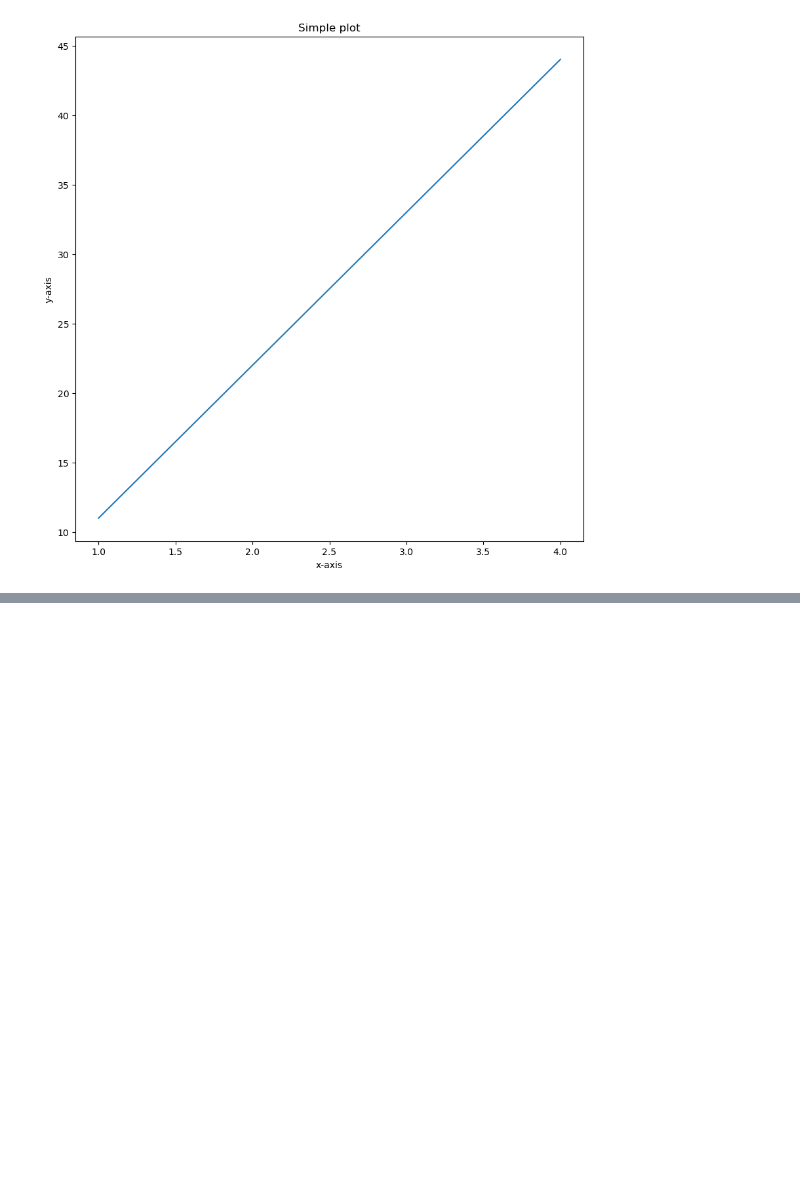
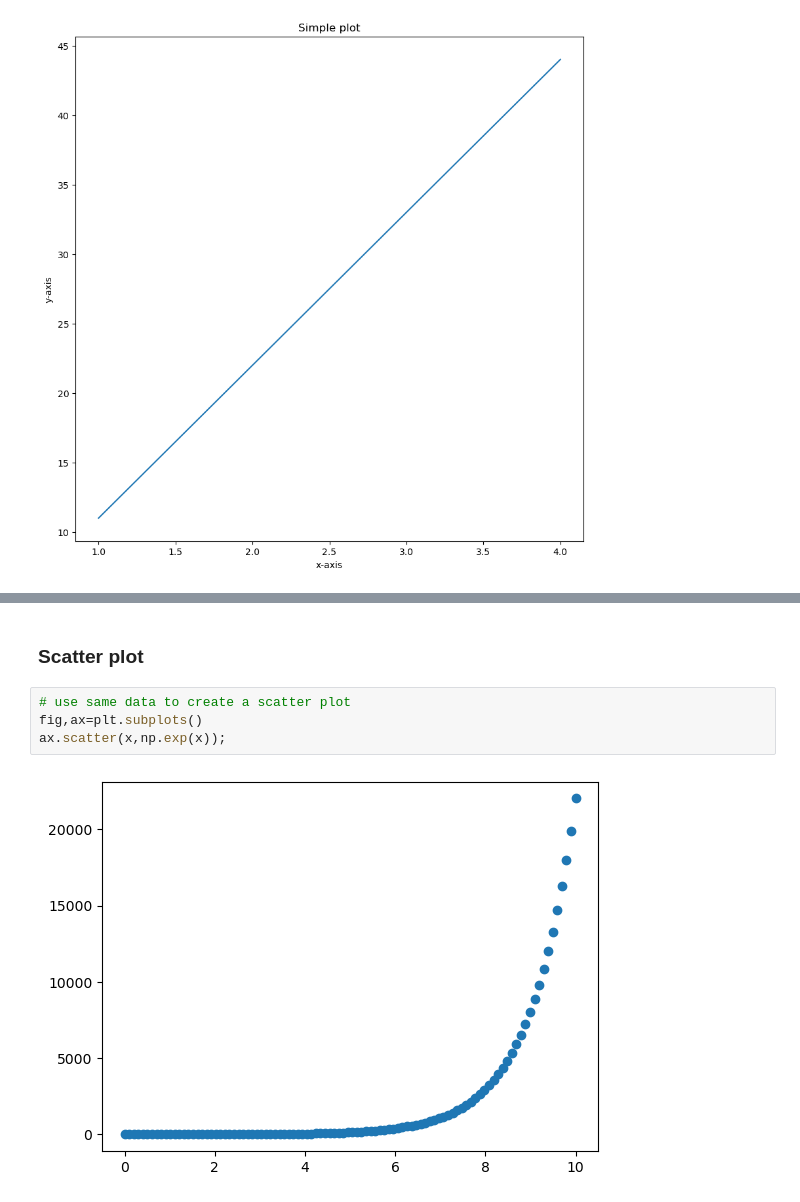
Before and after one commit to adityapaul26/ml, a Jupyter notebook: Introduction to matplotlib.ipynb, the cells around one changed output, grey strips where cells are left out. Drawn from its saved outputs; the diff is of its cells as text; blank space fills up the shorter version.

```diff
--- a/Introduction to matplotlib.ipynb
+++ b/Introduction to matplotlib.ipynb
@@ -63,0 +97,8 @@ ax.set(title="Simple plot",xlabel="x-axis" , ylabel="y-axis")
+# %% [markdown]
+### Scatter plot
+# %%
+# use same data to create a scatter plot
+fig,ax=plt.subplots()
+ax.scatter(x,np.exp(x));
+# %% [output]
+[figure, added]
```
Also changed, not shown: parts of 14 cells of this notebook.
